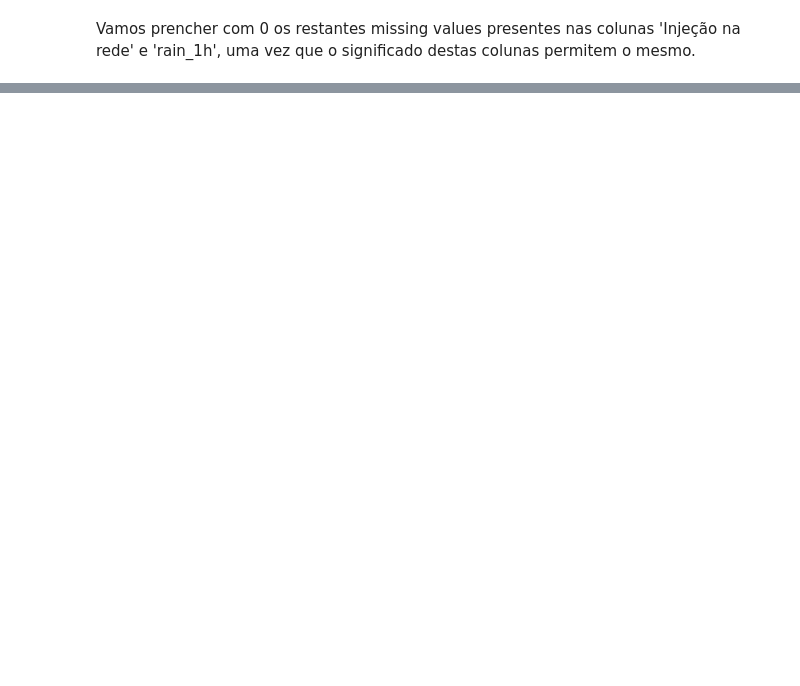
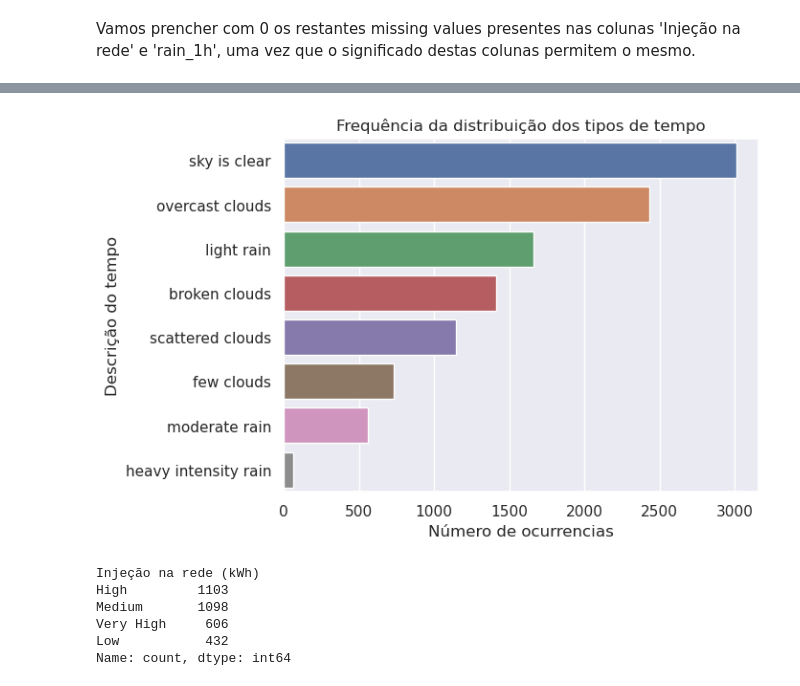
Before and after one commit to joaofaria19/DAA-Trabalho, a Jupyter notebook: competicao.ipynb, the cells around one changed output, grey strips where cells are left out. Saved outputs shown, nothing was run; the diff lists cells and outputs as text; code cells hidden in the pictures; blank space fills up the shorter version.

```diff
--- a/competicao.ipynb
+++ b/competicao.ipynb
@@ -226,0 +331,19 @@ sns.heatmap(em1.isnull(),yticklabels=False, cbar=False, cmap='viridis')
+# %%
+weather_count = em1['weather_description'].value_counts()
+sns.set(style='darkgrid')
+sns.barplot(y=weather_count.index, x=weather_count.values)
+plt.title('Frequência da distribuição dos tipos de tempo')
+plt.xlabel('Número de ocurrencias', fontsize=12)
+plt.ylabel('Descrição do tempo', fontsize=12)
+plt.show()
+# %% [output]
+[figure, added]
+# %%
+em1['Injeção na rede (kWh)'].value_counts()
+# %% [output]
+Injeção na rede (kWh)
+High         1103
+Medium       1098
+Very High     606
+Low           432
+Name: count, dtype: int64
```
Also changed, not shown: parts of 18 cells of this notebook.
